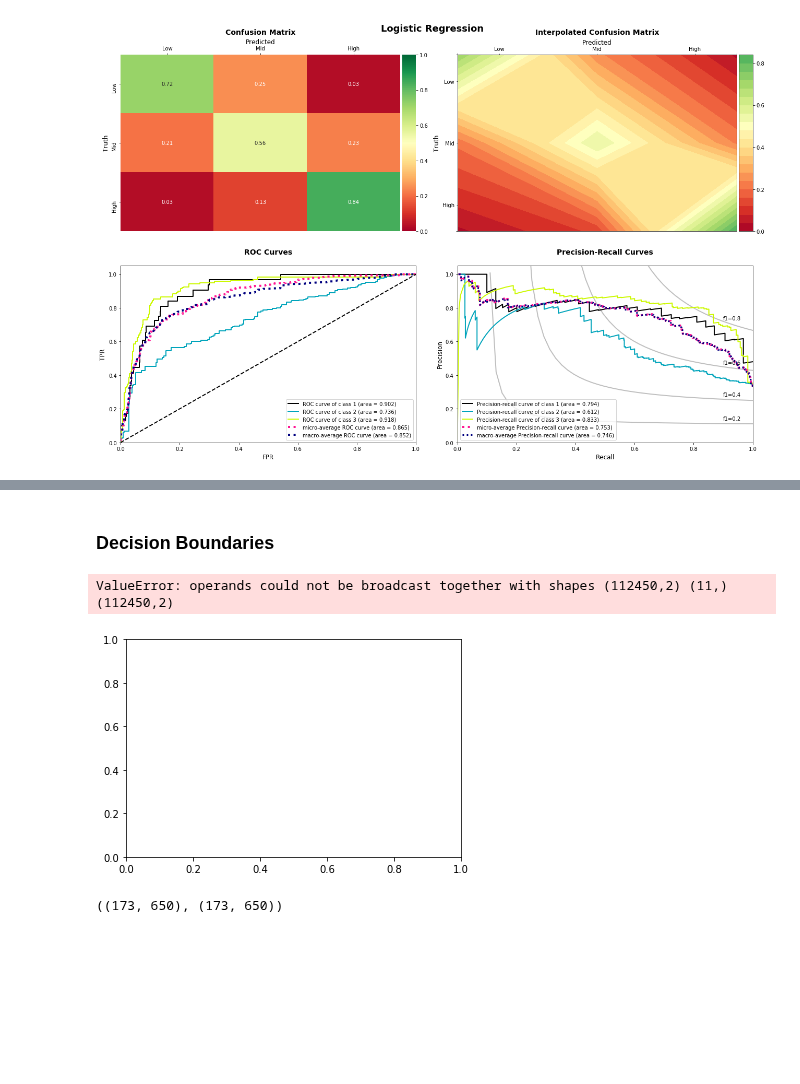
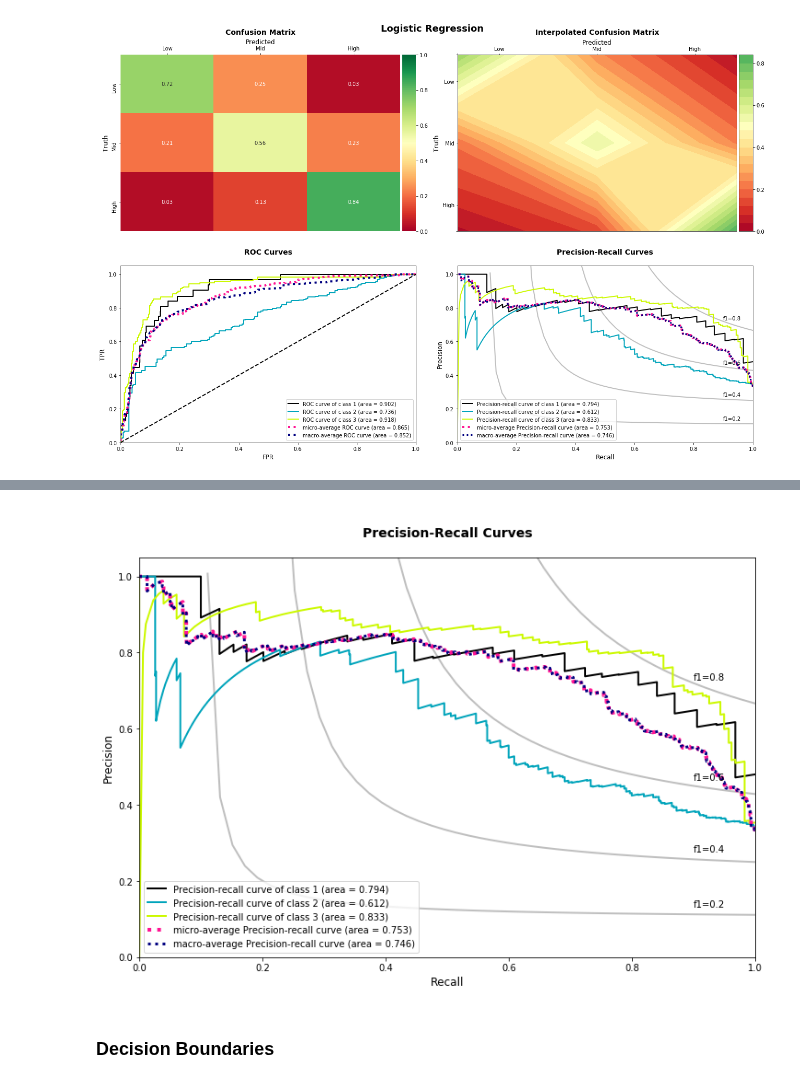
Before and after one commit to cneiderer/Class_Projects, a Jupyter notebook: Project3/Project3_RedSubset__SVM_NB_KNN.ipynb, the cells around one changed output, grey strips where cells are left out. Saved outputs shown, nothing was run; the diff lists cells and outputs as text; code cells hidden in the pictures; blank space fills up the shorter version.

```diff
--- a/Project3/Project3_RedSubset__SVM_NB_KNN.ipynb
+++ b/Project3/Project3_RedSubset__SVM_NB_KNN.ipynb
@@ -770,33 +853,7 @@ fig.tight_layout()
+# %%
+fig, axes = plt.subplots(figsize=(12, 8))
+pr_ax = plot_precision_recall_curves(y_test, pipe3_probas, ax=axes)
+# %% [output]
+[figure, added]
 # %% [markdown]
 ### Decision Boundaries
-# %%
-from mlxtend.plotting import plot_decision_regions
-import matplotlib.pyplot as plt
-from sklearn import datasets
-from sklearn.svm import SVC
-
-# Loading some example data
-iris = datasets.load_iris()
-X = iris.data[:, [0, 2]]
-y = iris.target
-
-X = X_test.iloc[:, :2].as_matrix()
-y = y_test.as_matrix()
-
-# Training a classifier
-svm = SVC()
-svm.fit(X, y)
-
-
-# Plotting decision regions
-plot_decision_regions(X, y, clf=pipe3,
-                      res=0.02, legend=2)
-
-# # Adding axes annotations
-# plt.xlabel('sepal length [cm]')
-# plt.ylabel('petal length [cm]')
-# plt.title('SVM on Iris')
-# plt.show()
-# %% [output]
-ValueError: operands could not be broadcast together with shapes (112450,2) (11,) (112450,2)
-[figure, removed]
@@ -850,4 +859,0 @@ xx, yy = make_meshgrid(X0, X1)
-# %%
-xx.shape, yy.shape
-# %% [output]
-((173, 650), (173, 650))
```
Also changed, not shown: parts of 28 cells of this notebook, 25 other files.
